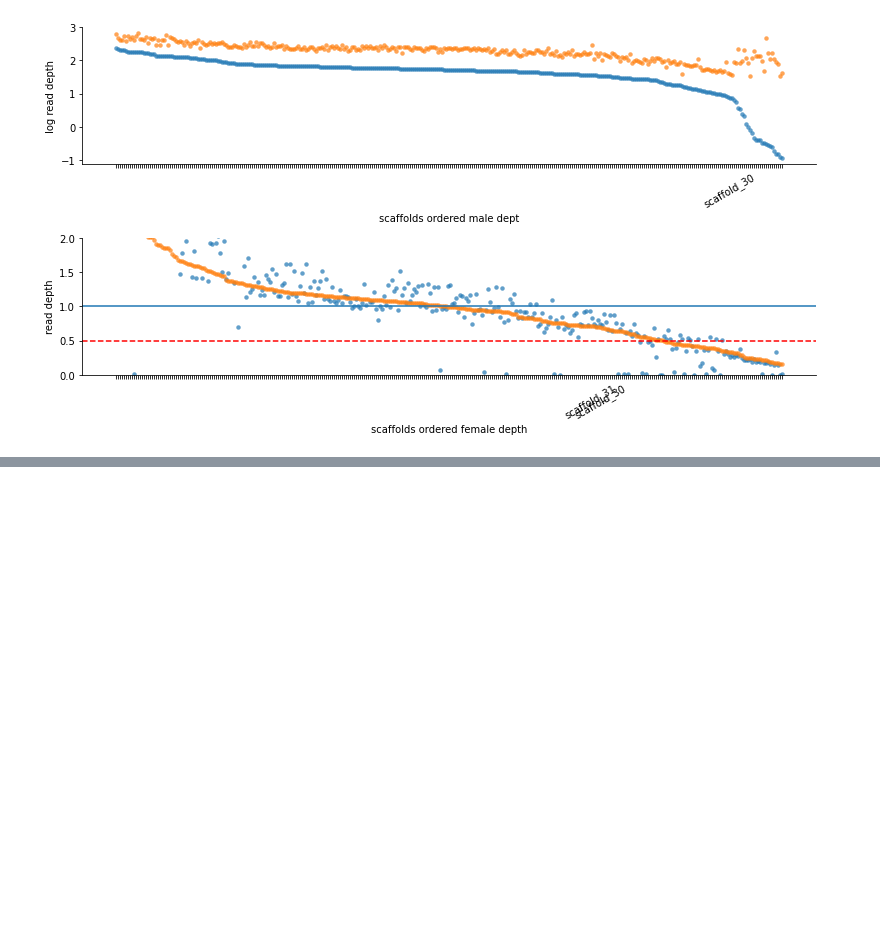
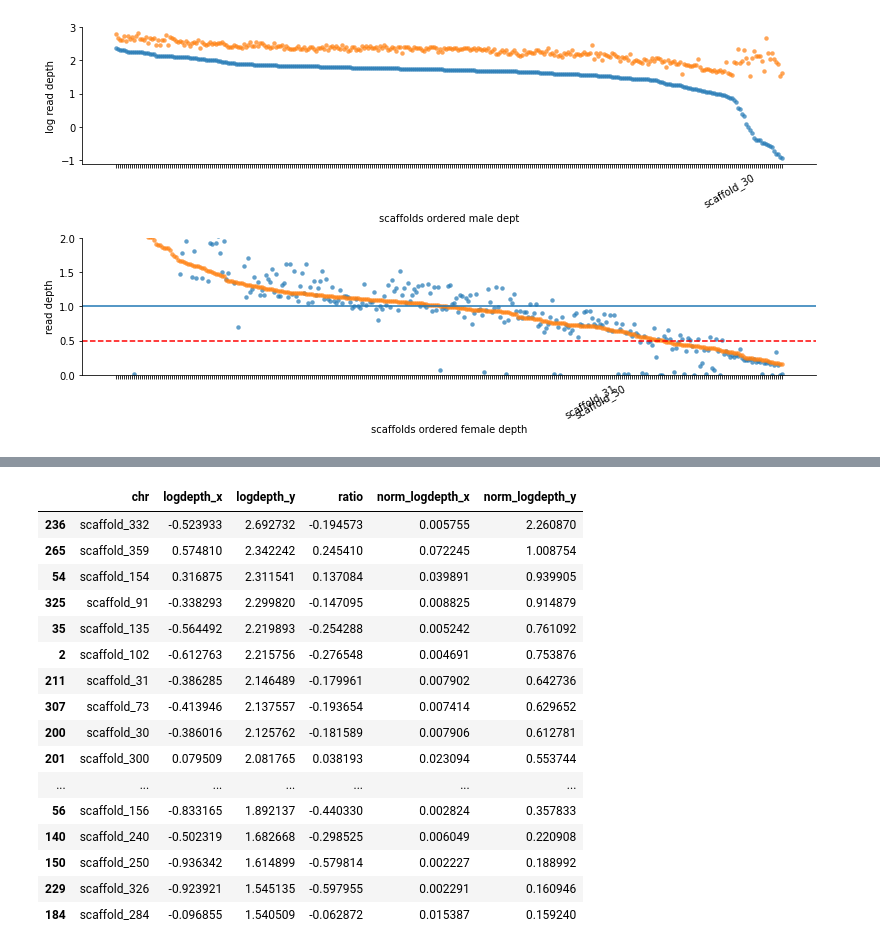
Before and after one commit to osipovarev/Brood_parasites_analysis, a Jupyter notebook: PCA_from_snparcher.ipynb, the cells around one changed output, grey strips where cells are left out. Saved outputs shown, nothing was run; the diff lists cells and outputs as text; code cells hidden in the pictures; blank space fills up the shorter version.

```diff
--- a/PCA_from_snparcher.ipynb
+++ b/PCA_from_snparcher.ipynb
@@ -341,0 +360,20 @@ np.log10(0.5)
+# %%
+df_merged[(df_merged['norm_logdepth_x'] < 0.1)]
+# %% [output]
+|  | chr | logdepth_x | logdepth_y | ratio | norm_logdepth_x | norm_logdepth_y |
+| 236 | scaffold_332 | -0.523933 | 2.692732 | -0.194573 | 0.005755 | 2.260870 |
+| 265 | scaffold_359 | 0.574810 | 2.342242 | 0.245410 | 0.072245 | 1.008754 |
+| 54 | scaffold_154 | 0.316875 | 2.311541 | 0.137084 | 0.039891 | 0.939905 |
+| 325 | scaffold_91 | -0.338293 | 2.299820 | -0.147095 | 0.008825 | 0.914879 |
+| 35 | scaffold_135 | -0.564492 | 2.219893 | -0.254288 | 0.005242 | 0.761092 |
+| 2 | scaffold_102 | -0.612763 | 2.215756 | -0.276548 | 0.004691 | 0.753876 |
+| 211 | scaffold_31 | -0.386285 | 2.146489 | -0.179961 | 0.007902 | 0.642736 |
+| 307 | scaffold_73 | -0.413946 | 2.137557 | -0.193654 | 0.007414 | 0.629652 |
+| 200 | scaffold_30 | -0.386016 | 2.125762 | -0.181589 | 0.007906 | 0.612781 |
+| 201 | scaffold_300 | 0.079509 | 2.081765 | 0.038193 | 0.023094 | 0.553744 |
+| ... | ... | ... | ... | ... | ... | ... |
+| 56 | scaffold_156 | -0.833165 | 1.892137 | -0.440330 | 0.002824 | 0.357833 |
+| 140 | scaffold_240 | -0.502319 | 1.682668 | -0.298525 | 0.006049 | 0.220908 |
+| 150 | scaffold_250 | -0.936342 | 1.614899 | -0.579814 | 0.002227 | 0.188992 |
+| 229 | scaffold_326 | -0.923921 | 1.545135 | -0.597955 | 0.002291 | 0.160946 |
+| 184 | scaffold_284 | -0.096855 | 1.540509 | -0.062872 | 0.015387 | 0.159240 |
```
Also changed, not shown: parts of 1 cell of this notebook.
